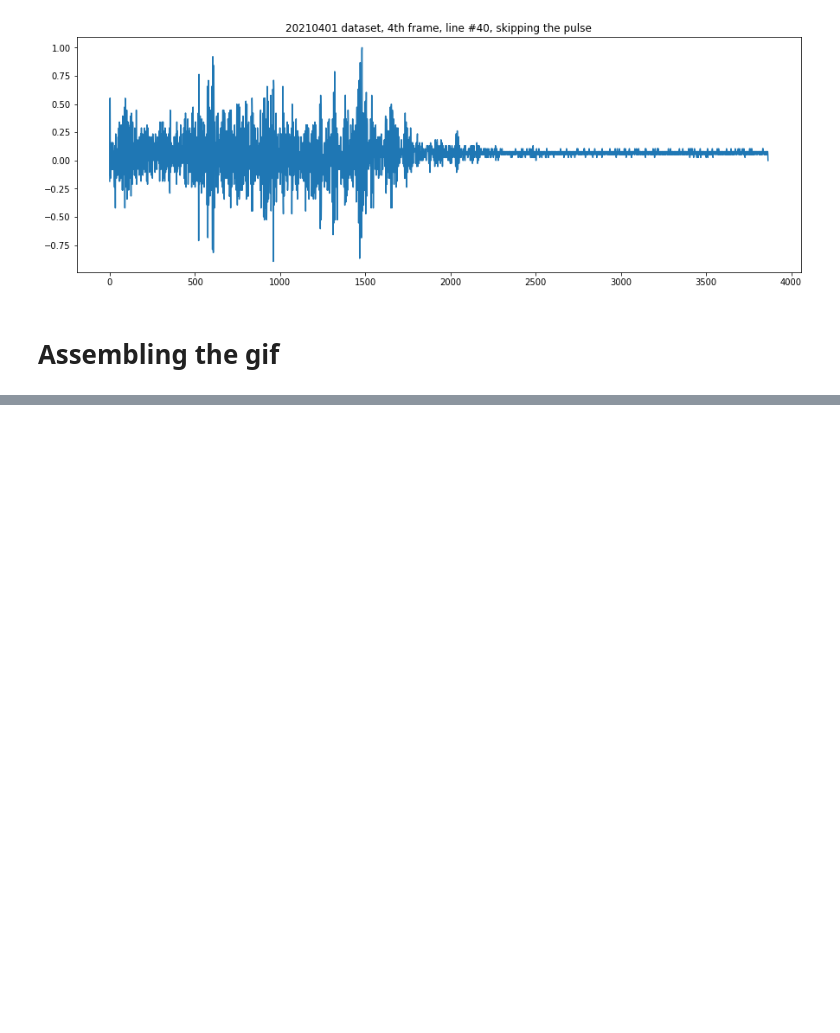
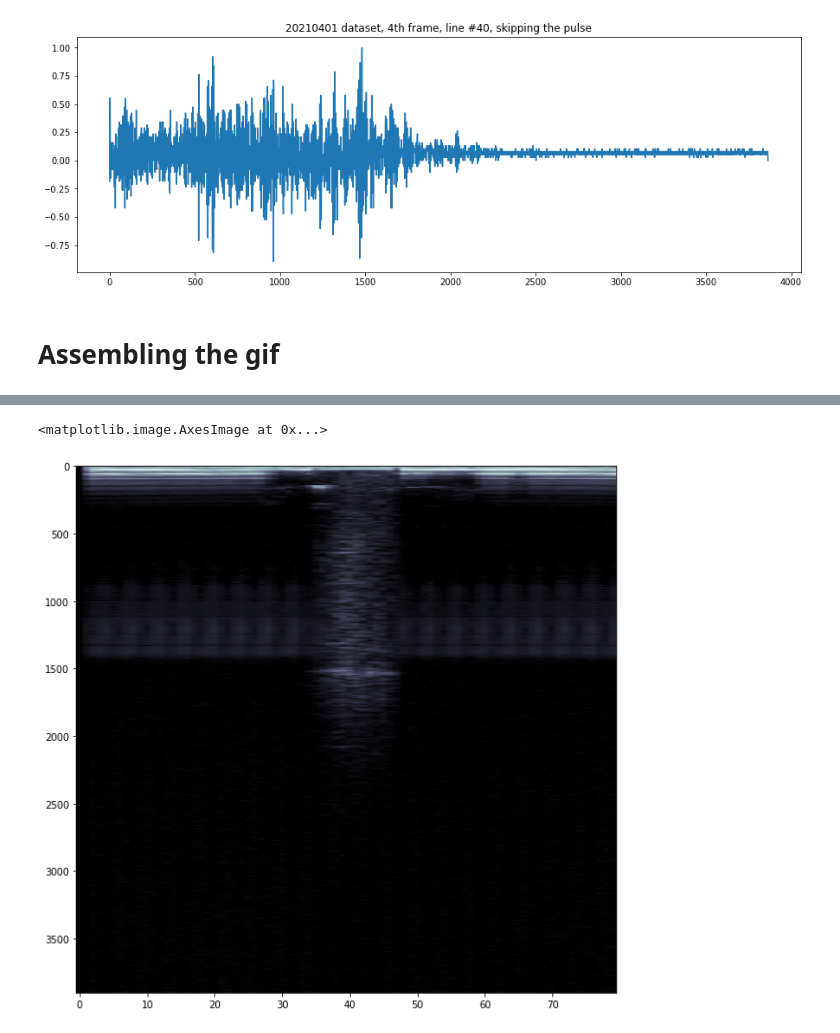
Before and after one commit to kelu124/pyusbus, a Jupyter notebook: experiments/20210401-Convex.ipynb, the cells around one changed output, grey strips where cells are left out. Drawn from its saved outputs; the diff is of its cells as text; code cells hidden in the pictures; blank space fills up the shorter version.

```diff
--- a/experiments/20210401-Convex.ipynb
+++ b/experiments/20210401-Convex.ipynb
@@ -53,3 +56,14 @@ with imageio.get_writer('images/20210401.gif', mode='I') as writer:
 ![](images/20210401.gif)
 # %%
 np.savez("data/20210401_loop.npz", loop=probe.loop)
+# %%
+loop = probe.loop[1].copy()
+for k in range(len(loop)):
+    loop[k] = loop[k] - np.average(loop[k])
+loop = np.array(loop)
+# %%
+plt.figure(figsize=(10,10))
+plt.imshow(np.sqrt(np.abs(loop.reshape((80, 3900)))//(256)).T,aspect="auto",cmap="bone")
+# %% [output]
+<matplotlib.image.AxesImage at 0x...>
+[figure, added]
```
Also changed, not shown: parts of 4 cells of this notebook, 6 other files.
